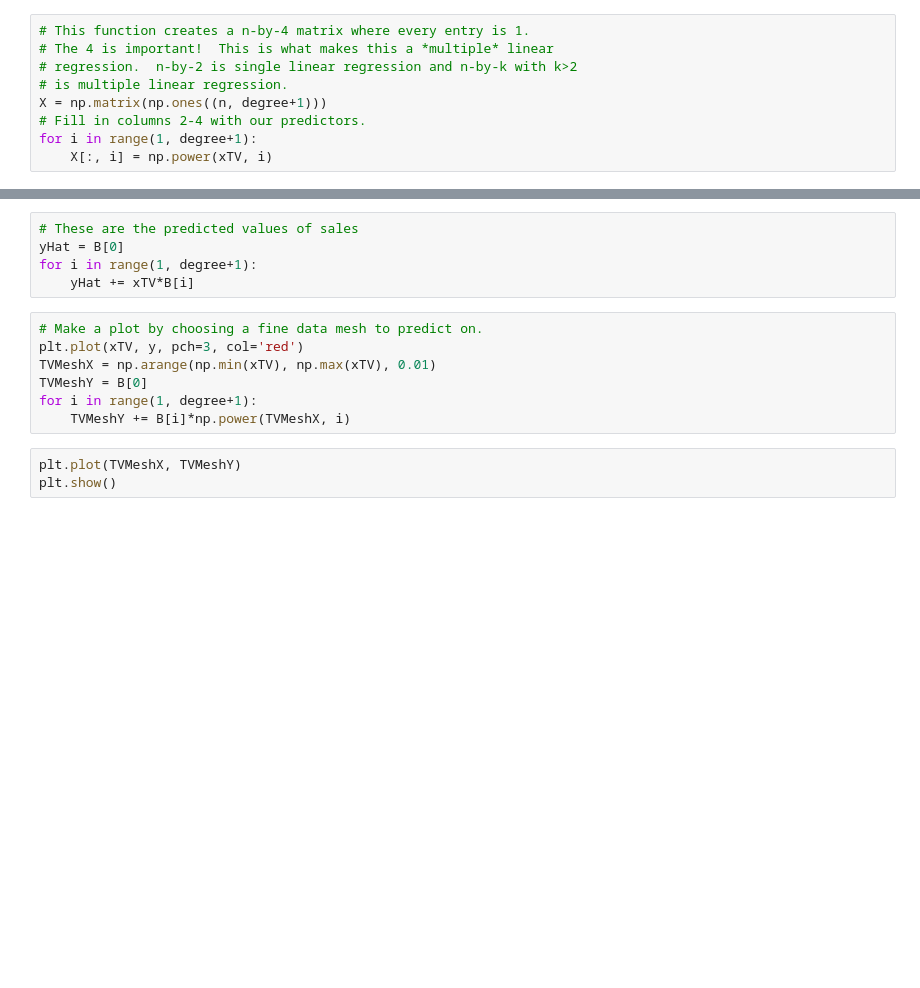
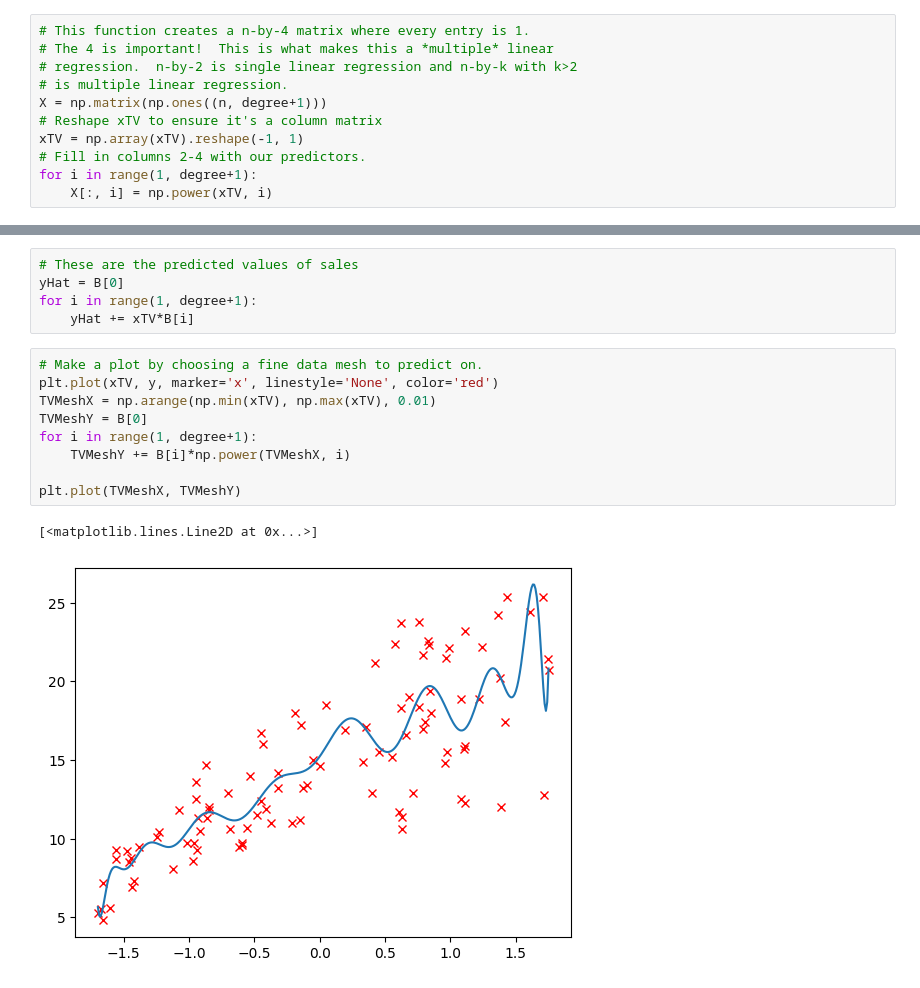
Before and after one commit to rcpaffenroth/MA4635-DS4635-public, a Jupyter notebook: examples/Class08/overfitting.ipynb, the cells around one changed output, grey strips where cells are left out. Drawn from its saved outputs; the diff is of its cells as text; blank space fills up the shorter version.

```diff
--- a/examples/Class08/overfitting.ipynb
+++ b/examples/Class08/overfitting.ipynb
@@ -42,6 +42,8 @@ n = len(xTV)
 # regression.  n-by-2 is single linear regression and n-by-k with k>2
 # is multiple linear regression.
 X = np.matrix(np.ones((n, degree+1)))
+# Reshape xTV to ensure it's a column matrix
+xTV = np.array(xTV).reshape(-1, 1)
 # Fill in columns 2-4 with our predictors.
 for i in range(1, degree+1):
     X[:, i] = np.power(xTV, i)
@@ -60,11 +60,13 @@ for i in range(1, degree+1):
     yHat += xTV*B[i]
 # %%
 # Make a plot by choosing a fine data mesh to predict on.
-plt.plot(xTV, y, pch=3, col='red')
+plt.plot(xTV, y, marker='x', linestyle='None', color='red')
 TVMeshX = np.arange(np.min(xTV), np.max(xTV), 0.01)
 TVMeshY = B[0]
 for i in range(1, degree+1):
     TVMeshY += B[i]*np.power(TVMeshX, i)
+
+plt.plot(TVMeshX, TVMeshY)
+# %% [output]
+[<matplotlib.lines.Line2D at 0x...>]
+[figure, added]
-# %%
-plt.plot(TVMeshX, TVMeshY)
-plt.show()
```
Also changed, not shown: parts of 2 cells of this notebook, 2 other files.
